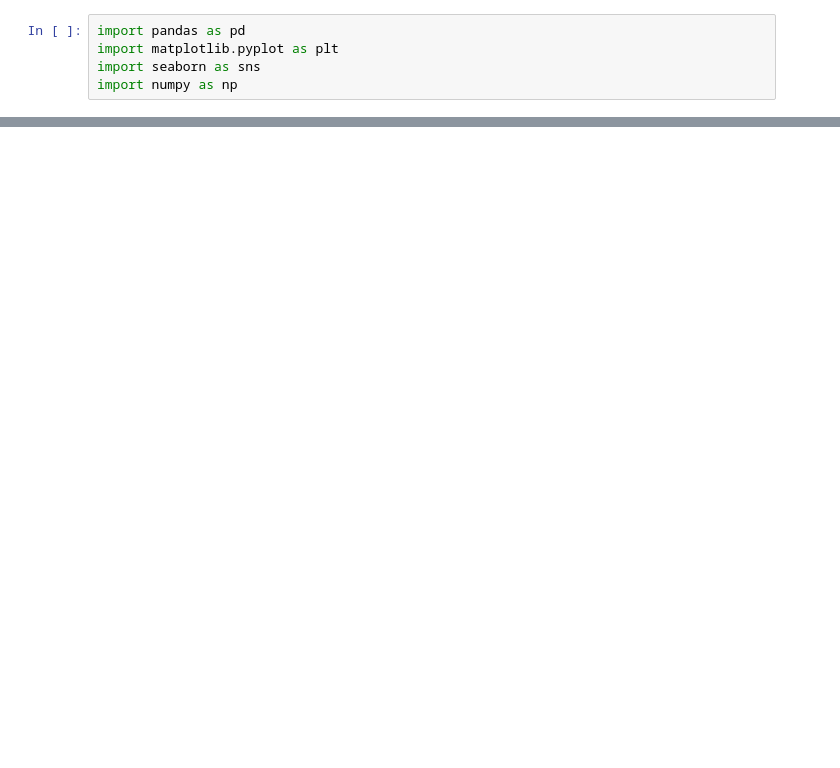
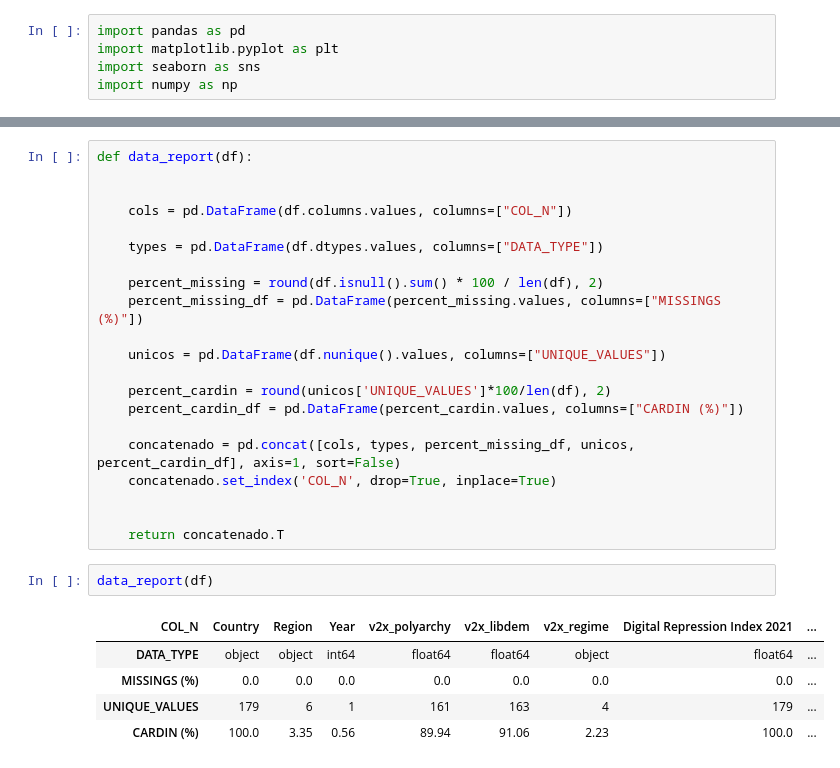
Before and after one commit to irene-glez/Digital-Repression-EDA, a Jupyter notebook: src/notebooks/data_cleaning.ipynb, the cells around one changed output, grey strips where cells are left out. Saved outputs shown, nothing was run; the diff lists cells and outputs as text; blank space fills up the shorter version.

```diff
--- a/src/notebooks/data_cleaning.ipynb
+++ b/src/notebooks/data_cleaning.ipynb
@@ -575,0 +34,29 @@ plt.show()
+# %%
+def data_report(df):
+
+
+    cols = pd.DataFrame(df.columns.values, columns=["COL_N"])
+
+    types = pd.DataFrame(df.dtypes.values, columns=["DATA_TYPE"])
+
+    percent_missing = round(df.isnull().sum() * 100 / len(df), 2)
+    percent_missing_df = pd.DataFrame(percent_missing.values, columns=["MISSINGS (%)"])
+
+    unicos = pd.DataFrame(df.nunique().values, columns=["UNIQUE_VALUES"])
+
+    percent_cardin = round(unicos['UNIQUE_VALUES']*100/len(df), 2)
+    percent_cardin_df = pd.DataFrame(percent_cardin.values, columns=["CARDIN (%)"])
+
+    concatenado = pd.concat([cols, types, percent_missing_df, unicos, percent_cardin_df], axis=1, sort=False)
+    concatenado.set_index('COL_N', drop=True, inplace=True)
+
+
+    return concatenado.T
+# %%
+data_report(df)
+# %% [output]
+| COL_N | Country | Region | Year | v2x_polyarchy | v2x_libdem | v2x_regime | Digital Repression Index 2021 | ... |
+| DATA_TYPE | object | object | int64 | float64 | float64 | object | float64 | ... |
+| MISSINGS (%) | 0.0 | 0.0 | 0.0 | 0.0 | 0.0 | 0.0 | 0.0 | ... |
+| UNIQUE_VALUES | 179 | 6 | 1 | 161 | 163 | 4 | 179 | ... |
+| CARDIN (%) | 100.0 | 3.35 | 0.56 | 89.94 | 91.06 | 2.23 | 100.0 | ... |
```
Also changed, not shown: parts of 99 cells of this notebook.
